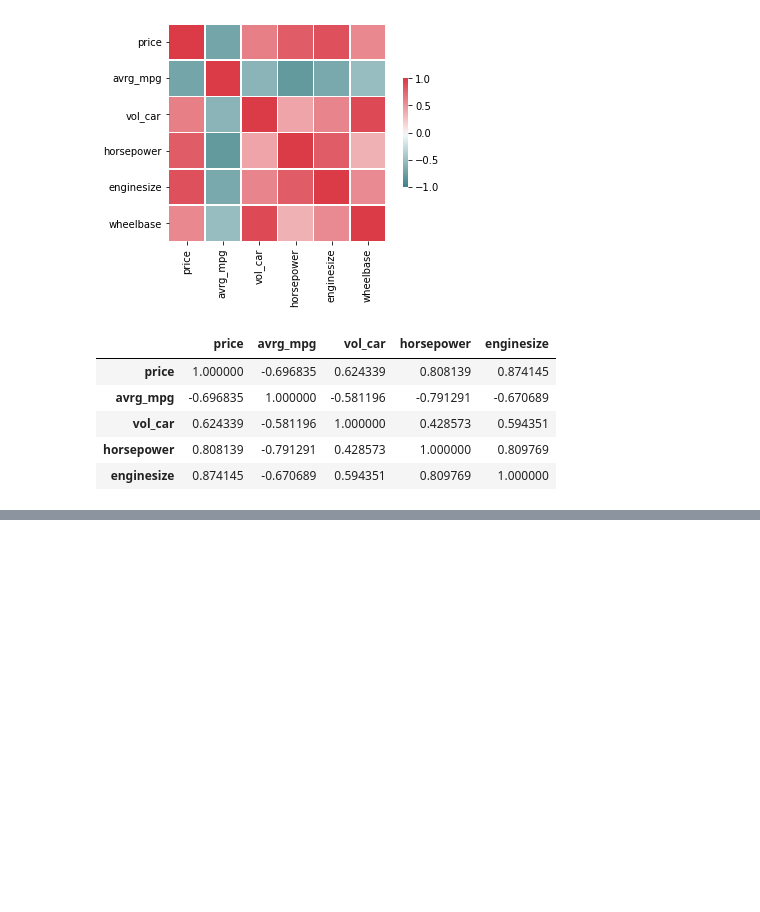
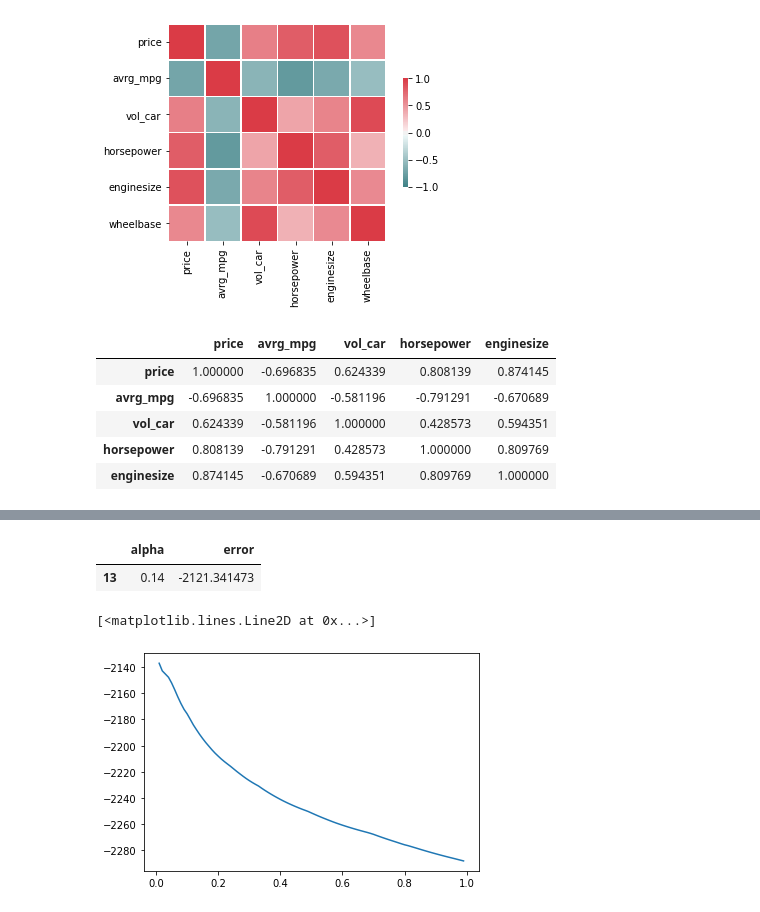
Before and after one commit to JesusNoelValMo/Machine_Learning_Book, a Jupyter notebook: Projects/car_price_prediction/car_price_prediction.ipynb, the cells around one changed output, grey strips where cells are left out. Drawn from its saved outputs; the diff is of its cells as text; code cells hidden in the pictures; blank space fills up the shorter version.

```diff
--- a/Projects/car_price_prediction/car_price_prediction.ipynb
+++ b/Projects/car_price_prediction/car_price_prediction.ipynb
@@ -130,0 +255,20 @@ num_data[['price', 'avrg_mpg', 'vol_car', 'horsepower', 'enginesize']].corr()
+# %%
+err= tuple(zip(alpha,error))
+df_error = pd.DataFrame(err, columns= ["alpha", "error"])
+df_error[df_error.error == max(df_error.error)]
+# %% [output]
+|  | alpha | error |
+| 13 | 0.14 | -2121.341473 |
+# %%
+alpha = []
+error = []
+for i in range(1,100):
+  alpha.append(i/100)
+  elastic_net_reg = ElasticNet(alpha=i/100, max_iter=i*100, l1_ratio=0.9)
+  error.append(np.mean(cross_val_score(elastic_net_reg, X_train, y_train, scoring="neg_mean_absolute_error", cv=3)))
+
+
+plt.plot(alpha, error)
+# %% [output]
+[<matplotlib.lines.Line2D at 0x...>]
+[figure, added]
```
Also changed, not shown: parts of 11 cells of this notebook.
